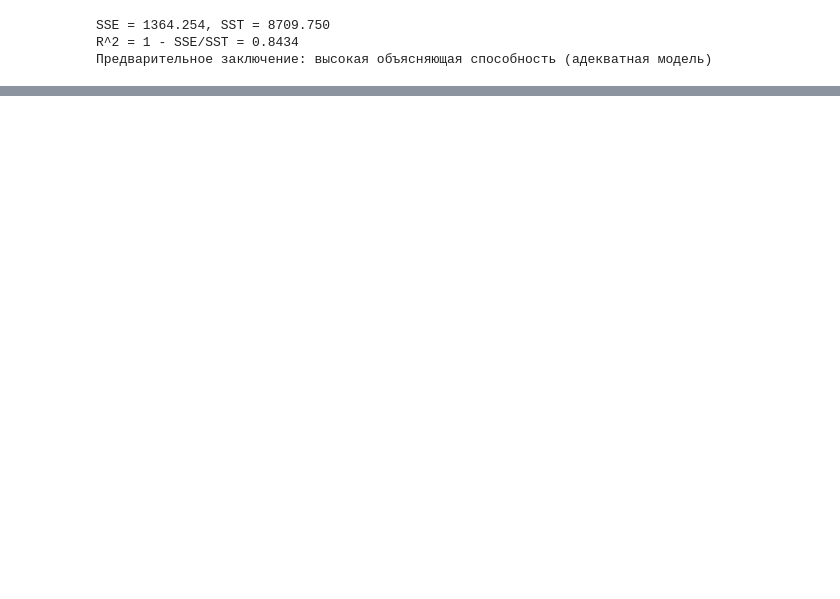
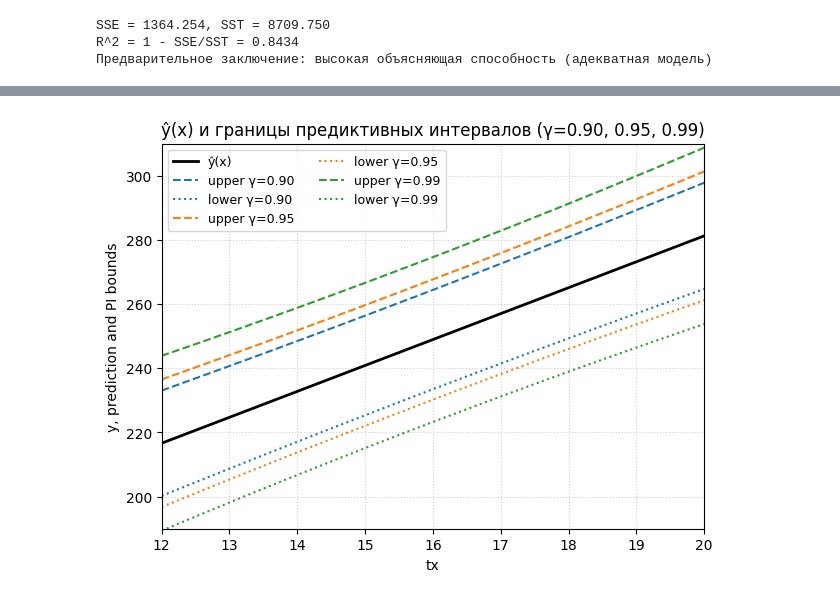
Before and after one commit to MashaKosher/Statistics-Methods-Of-Data-Analysis, a Jupyter notebook: lab3/lab3.ipynb, the cells around one changed output, grey strips where cells are left out. Drawn from its saved outputs; the diff is of its cells as text; code cells hidden in the pictures; blank space fills up the shorter version.

```diff
--- a/lab3/lab3.ipynb
+++ b/lab3/lab3.ipynb
@@ -625,0 +757,69 @@ R^2 = 0.8434, F_R = 96.9166, df1=1, df2=18 (source=lookup(df1=1,df2=18))
+# %%
+# Графики: ŷ(x) и границы предиктивных интервалов для γ ∈ {0.90, 0.95, 0.99}
+import numpy as np
+import matplotlib.pyplot as plt
+
+x = df["tx"].to_numpy(dtype=float)
+y = df["ty"].to_numpy(dtype=float)
+T = len(df)
+dfree = T - 2
+
+# Параметры модели и s^2
+x_bar = df_params.x_bar(df["tx"])
+y_bar = df_params.y_bar(df["ty"])
+Sxx = np.sum((x - x_bar) ** 2)
+Sxy = np.sum((x - x_bar) * (y - y_bar))
+a1_hat = Sxy / Sxx
+a0_hat = y_bar - a1_hat * x_bar
+resid = y - (a0_hat + a1_hat * x)
+SSE = float(np.sum(resid ** 2))
+s2 = SSE / dfree
+
+# Квантили t для двусторонних интервалов: t_{(1+γ)/2, df}
+levels = [0.90, 0.95, 0.99]
+crit = {}
+try:
+    from scipy.stats import t as student_t
+    for g in levels:
+        crit[g] = float(student_t.ppf((1 + g) / 2.0, df=dfree))
+    source = "scipy"
+except Exception:
+    if dfree == 18:
+        crit = {0.90: 1.734, 0.95: 2.101, 0.99: 2.878}
+        source = "lookup(df=18)"
+    else:
+        from statistics import NormalDist
+        nd = NormalDist()
+        for g in levels:
+            crit[g] = float(nd.inv_cdf((1 + g) / 2.0))
+        source = "normal-approx"
+
+# Сетка по x для гладких кривых
+x_grid = np.linspace(12, 20, 400)
+y_hat_grid = a0_hat + a1_hat * x_grid
+
+# Функция стандартной ошибки предсказания
+se_pred = lambda x0: np.sqrt(s2 * (1.0 + 1.0 / T + ((x0 - x_bar) ** 2) / Sxx))
+
+plt.figure(figsize=(7, 5))
+plt.plot(x_grid, y_hat_grid, color="black", linewidth=2.0, label="ŷ(x)")
+
+colors = {0.90: "tab:blue", 0.95: "tab:orange", 0.99: "tab:green"}
+for g in levels:
+    c = crit[g]
+    se = se_pred(x_grid)
+    upper = y_hat_grid + c * se
+    lower = y_hat_grid - c * se
+    plt.plot(x_grid, upper, color=colors[g], linestyle="--", label=f"upper γ={g:.2f}")
+    plt.plot(x_grid, lower, color=colors[g], linestyle=":", label=f"lower γ={g:.2f}")
+
+plt.xlim(12, 20)
+plt.ylim(190, 310)
+plt.xlabel("tx")
+plt.ylabel("y, prediction and PI bounds")
+plt.title("ŷ(x) и границы предиктивных интервалов (γ=0.90, 0.95, 0.99)")
+plt.grid(True, linestyle=":", alpha=0.6)
+plt.legend(ncol=2, fontsize=9)
+plt.show()
+# %% [output]
+[figure, added]
```
Also changed, not shown: parts of 18 cells of this notebook, 1 other file.
